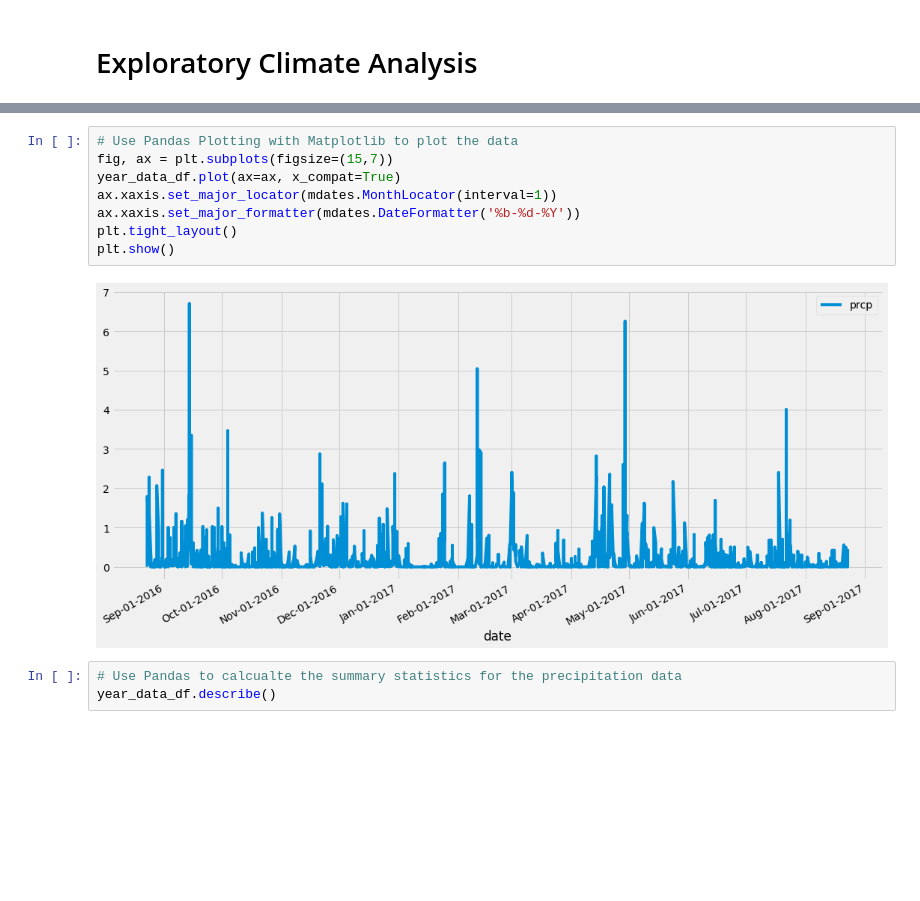
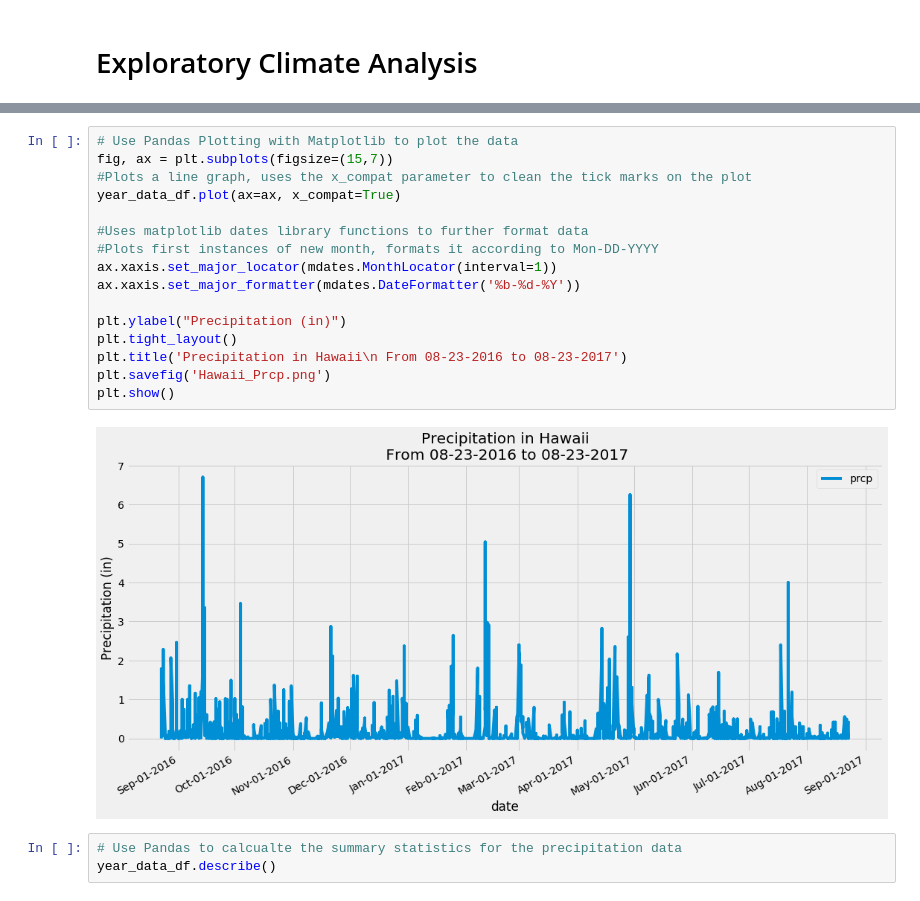
Before and after one commit to BenSnyder90/sqlalchemy-challenge, a Jupyter notebook: climate_starter.ipynb, the cells around one changed output, grey strips where cells are left out. Drawn from its saved outputs; the diff is of its cells as text; blank space fills up the shorter version.

```diff
--- a/climate_starter.ipynb
+++ b/climate_starter.ipynb
@@ -92,13 +97,21 @@ date
 # %%
 # Use Pandas Plotting with Matplotlib to plot the data
 fig, ax = plt.subplots(figsize=(15,7))
+#Plots a line graph, uses the x_compat parameter to clean the tick marks on the plot
 year_data_df.plot(ax=ax, x_compat=True)
+
+#Uses matplotlib dates library functions to further format data
+#Plots first instances of new month, formats it according to Mon-DD-YYYY
 ax.xaxis.set_major_locator(mdates.MonthLocator(interval=1))
 ax.xaxis.set_major_formatter(mdates.DateFormatter('%b-%d-%Y'))
+
+plt.ylabel("Precipitation (in)")
 plt.tight_layout()
+plt.title('Precipitation in Hawaii\n From 08-23-2016 to 08-23-2017')
+plt.savefig('Hawaii_Prcp.png')
 plt.show()
 # %% [output]
-[figure, old version]
+[figure, new version]
 # %%
 # Use Pandas to calcualte the summary statistics for the precipitation data
 year_data_df.describe()
```
Also changed, not shown: parts of 22 cells of this notebook, 3 other files.
